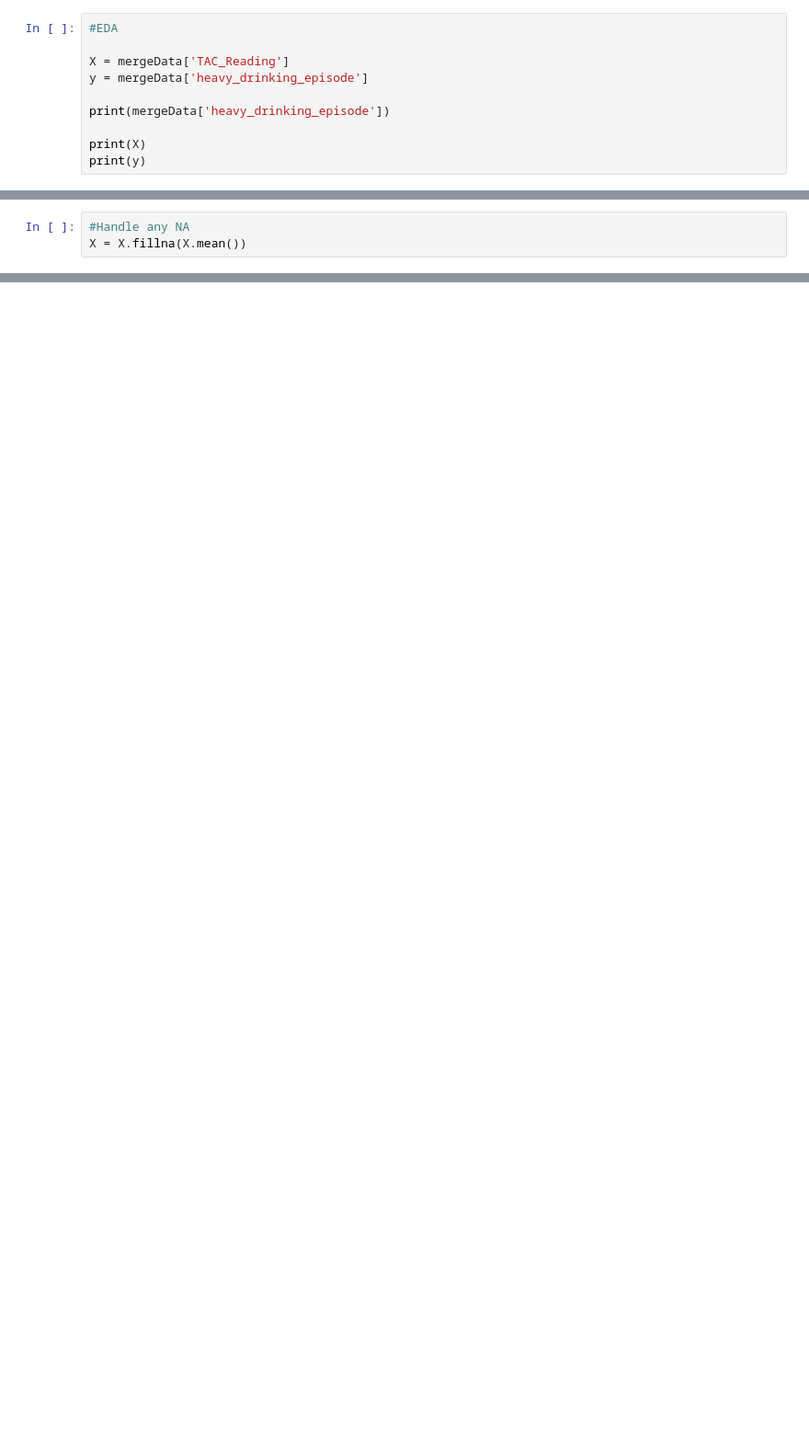
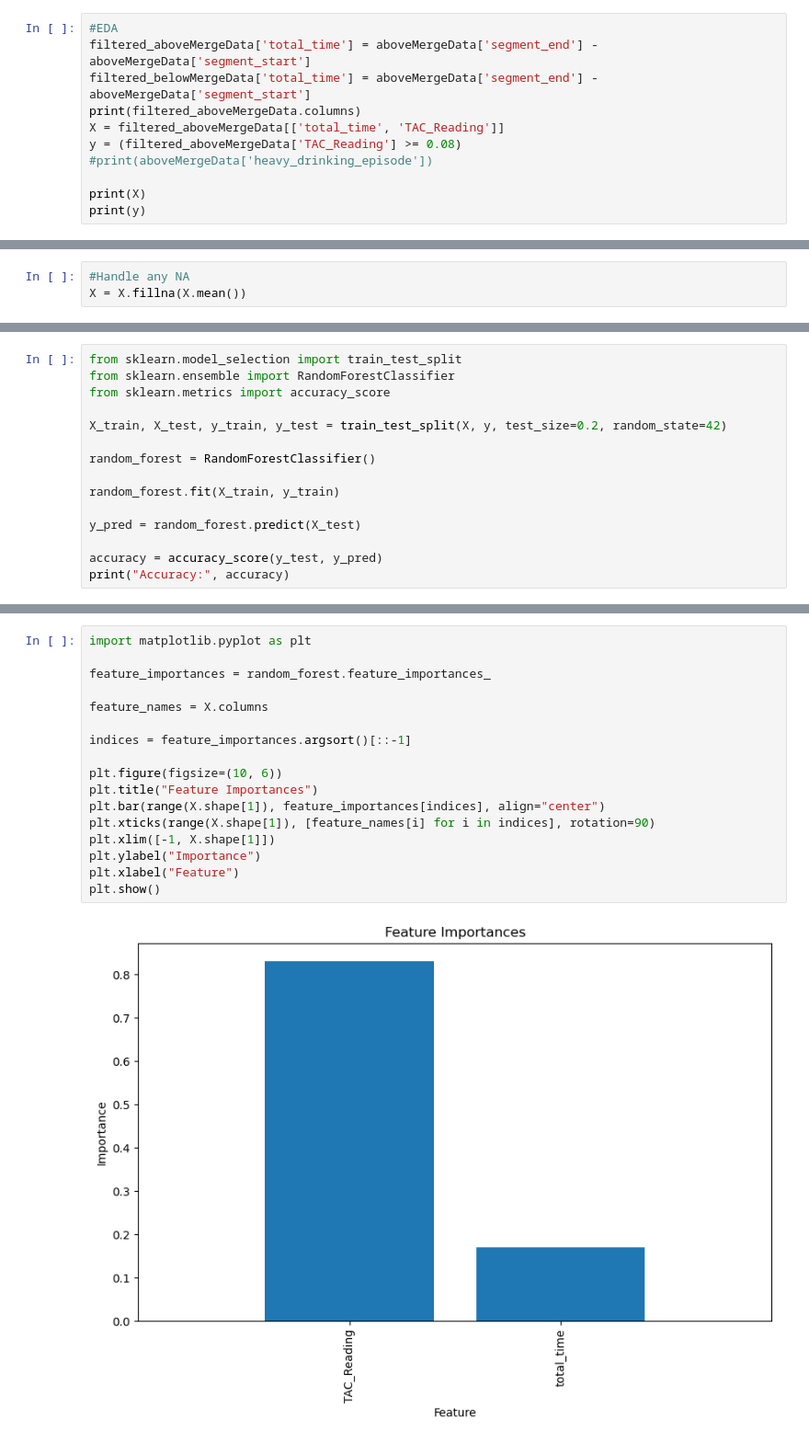
Before and after one commit to MercerHeath/ML-Project, a Jupyter notebook: project/mlproject.ipynb, the cells around one changed output, grey strips where cells are left out. Shown: that part at 92% size. Saved outputs shown, nothing was run; the diff lists cells and outputs as text; blank space fills up the shorter version.

Commit message:
Added slides and some new data stuff
Slides and new stuff added

```diff
--- a/project/mlproject.ipynb
+++ b/project/mlproject.ipynb
@@ -286,10 +267,11 @@ Some heavy drinking episodes are not contained within mergeData['heavy_drinking_
 # %%
 #EDA
-
-X = mergeData['TAC_Reading']
-y = mergeData['heavy_drinking_episode']
-
-print(mergeData['heavy_drinking_episode'])
+filtered_aboveMergeData['total_time'] = aboveMergeData['segment_end'] - aboveMergeData['segment_start']
+filtered_belowMergeData['total_time'] = aboveMergeData['segment_end'] - aboveMergeData['segment_start']
+print(filtered_aboveMergeData.columns)
+X = filtered_aboveMergeData[['total_time', 'TAC_Reading']]
+y = (filtered_aboveMergeData['TAC_Reading'] >= 0.08)
+#print(aboveMergeData['heavy_drinking_episode'])
 
 print(X)
 print(y)
@@ -330,0 +359,15 @@ Baseline:  1.0
+# %%
+from sklearn.model_selection import train_test_split
+from sklearn.ensemble import RandomForestClassifier
+from sklearn.metrics import accuracy_score
+
+X_train, X_test, y_train, y_test = train_test_split(X, y, test_size=0.2, random_state=42)
+
+random_forest = RandomForestClassifier()
+
+random_forest.fit(X_train, y_train)
+
+y_pred = random_forest.predict(X_test)
+
+accuracy = accuracy_score(y_test, y_pred)
+print("Accuracy:", accuracy)
@@ -330,0 +376,19 @@ Baseline:  1.0
+# %%
+import matplotlib.pyplot as plt
+
+feature_importances = random_forest.feature_importances_
+
+feature_names = X.columns
+
+indices = feature_importances.argsort()[::-1]
+
+plt.figure(figsize=(10, 6))
+plt.title("Feature Importances")
+plt.bar(range(X.shape[1]), feature_importances[indices], align="center")
+plt.xticks(range(X.shape[1]), [feature_names[i] for i in indices], rotation=90)
+plt.xlim([-1, X.shape[1]])
+plt.ylabel("Importance")
+plt.xlabel("Feature")
+plt.show()
+# %% [output]
+[figure, added]
```
Also changed, not shown: parts of 13 cells of this notebook, 1 other file.
